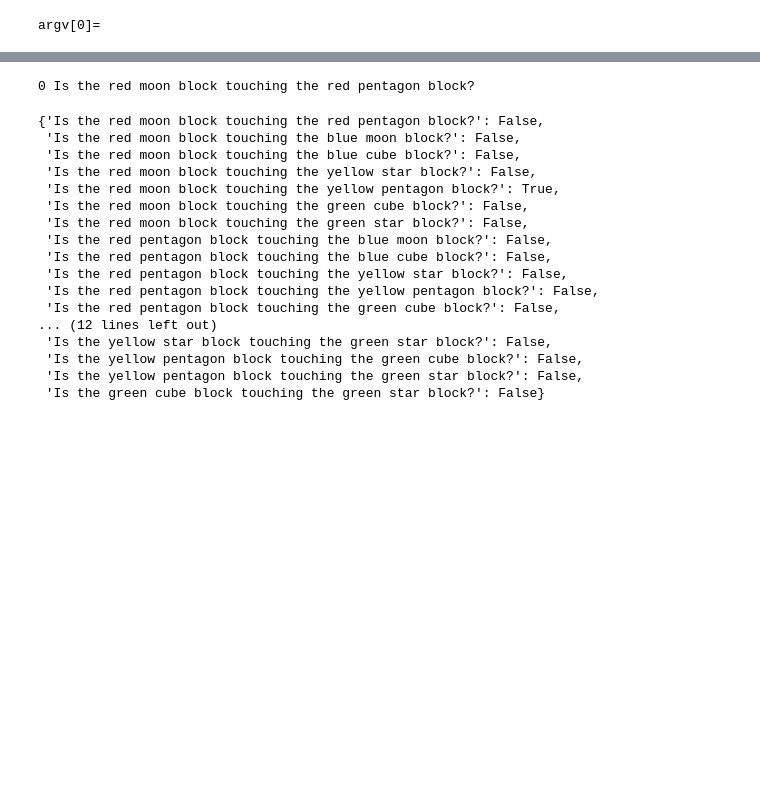
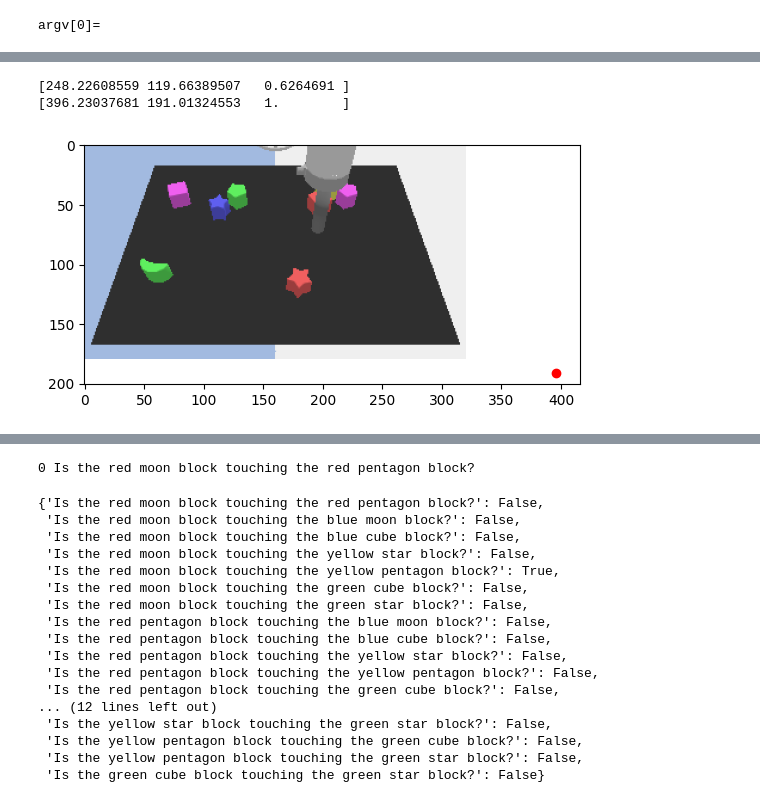
Before and after one commit to JacobB33/language-table, a Jupyter notebook: language_table/examples/lang_table_qa.ipynb, the cells around one changed output, grey strips where cells are left out. Saved outputs shown, nothing was run; the diff lists cells and outputs as text; code cells hidden in the pictures; blank space fills up the shorter version.

```diff
--- a/language_table/examples/lang_table_qa.ipynb
+++ b/language_table/examples/lang_table_qa.ipynb
@@ -83,0 +90,35 @@ get_env_state(env)
+# %%
+rgb = ts["rgb"]
+
+def get_camera_matrix(env):
+    camera_pos, camera_orientation = env._camera_pose, env._camera_orientation
+    # convert the euler angles to rotation matrix
+    camera_orientation = Rotation.from_euler("xyz", camera_orientation).as_matrix()
+    camera_transform_matrix = np.eye(4)
+    camera_transform_matrix[:3, :3] = camera_orientation
+    camera_transform_matrix[:3, 3] = np.array(camera_pos)
+    return camera_transform_matrix
+
+state = get_env_state(env)
+extrinsic_matrix = get_camera_matrix(env)
+
+peg_pose = state['purple_cube']
+# peg_pose = np.array([0, .1])
+peg_pose = np.append(peg_pose, [0, 1])
+
+intrinsics = env._camera_instrinsics
+intrinsics = np.array(intrinsics).reshape(3, 3)
+
+peg_pose_camera_frame = np.dot(extrinsic_matrix, peg_pose)[:3]
+peg_pixles = np.dot(intrinsics, peg_pose_camera_frame)
+
+print(peg_pixles)
+peg_pixles = peg_pixles / peg_pixles[2]
+print(peg_pixles)
+plt.imshow(rgb)
+plt.scatter(peg_pixles[0], peg_pixles[1], c='r')
+plt.show()
+# %% [output]
+[248.22608559 119.66389507   0.6264691 ]
+[396.23037681 191.01324553   1.        ]
+[figure, added]
```
Also changed, not shown: parts of 7 cells of this notebook, 10 other files.
